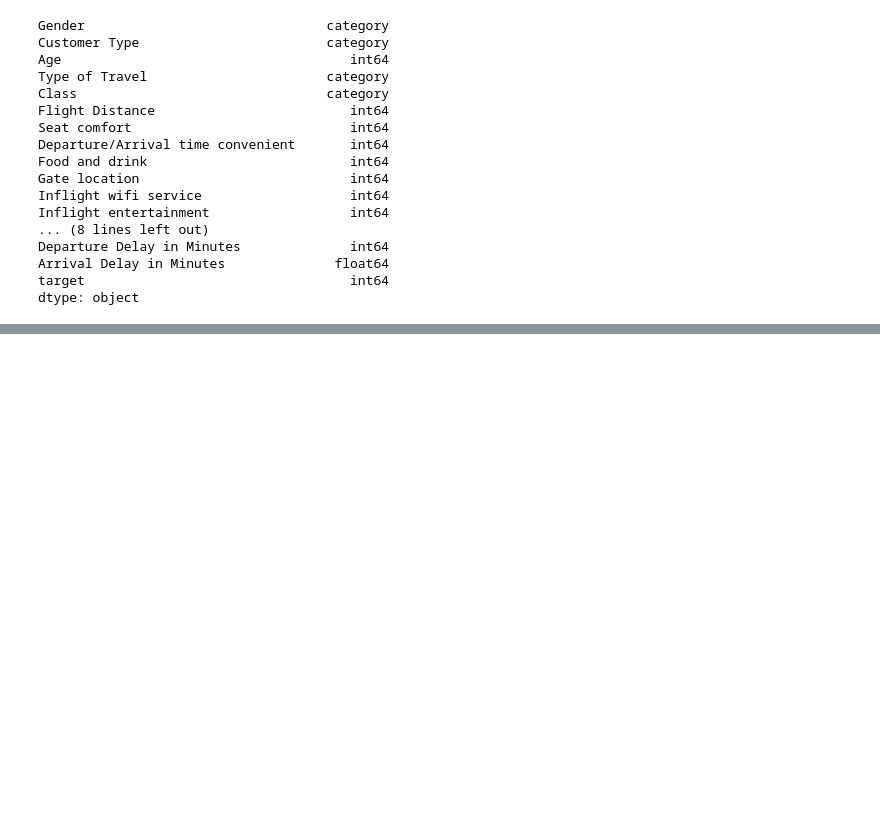
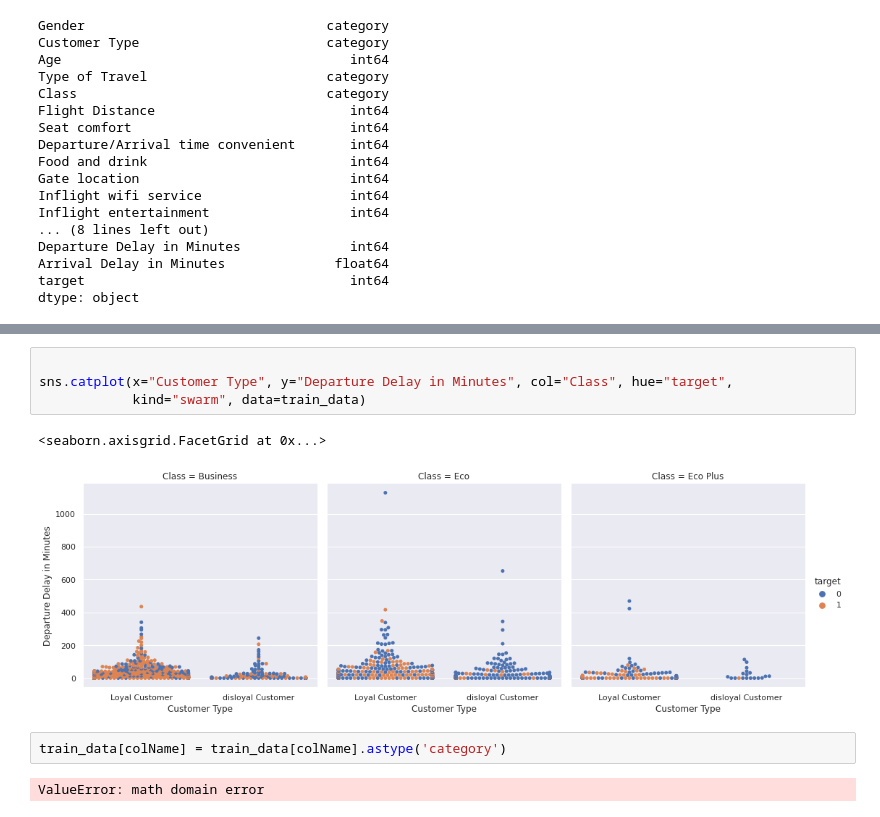
Before and after one commit to E-EE-E/MachineLearning-Study, a Jupyter notebook: Airline_Satisfaction/wbpark/airline.ipynb, the cells around one changed output, grey strips where cells are left out. Cells and saved outputs as stored; diff of their text form; blank space fills up the shorter version.

```diff
--- a/Airline_Satisfaction/wbpark/airline.ipynb
+++ b/Airline_Satisfaction/wbpark/airline.ipynb
@@ -114,0 +125,11 @@ sns.catplot(x="Customer Type", y="Age", col="Type of Travel", hue="target",
+# %%
+
+sns.catplot(x="Customer Type", y="Departure Delay in Minutes", col="Class", hue="target",
+            kind="swarm", data=train_data)
+# %% [output]
+<seaborn.axisgrid.FacetGrid at 0x...>
+[figure, added]
+# %%
+train_data[colName] = train_data[colName].astype('category')
+# %% [output]
+ValueError: math domain error
```
Also changed, not shown: parts of 3 cells of this notebook.
